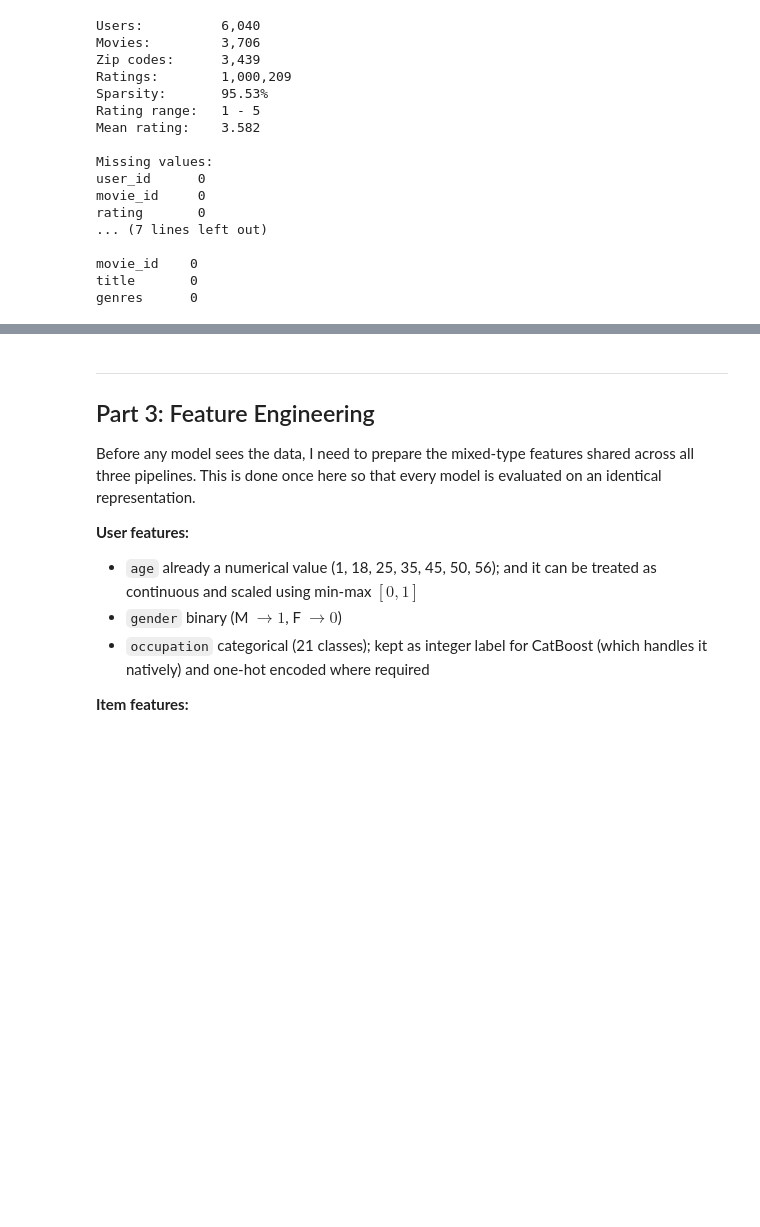
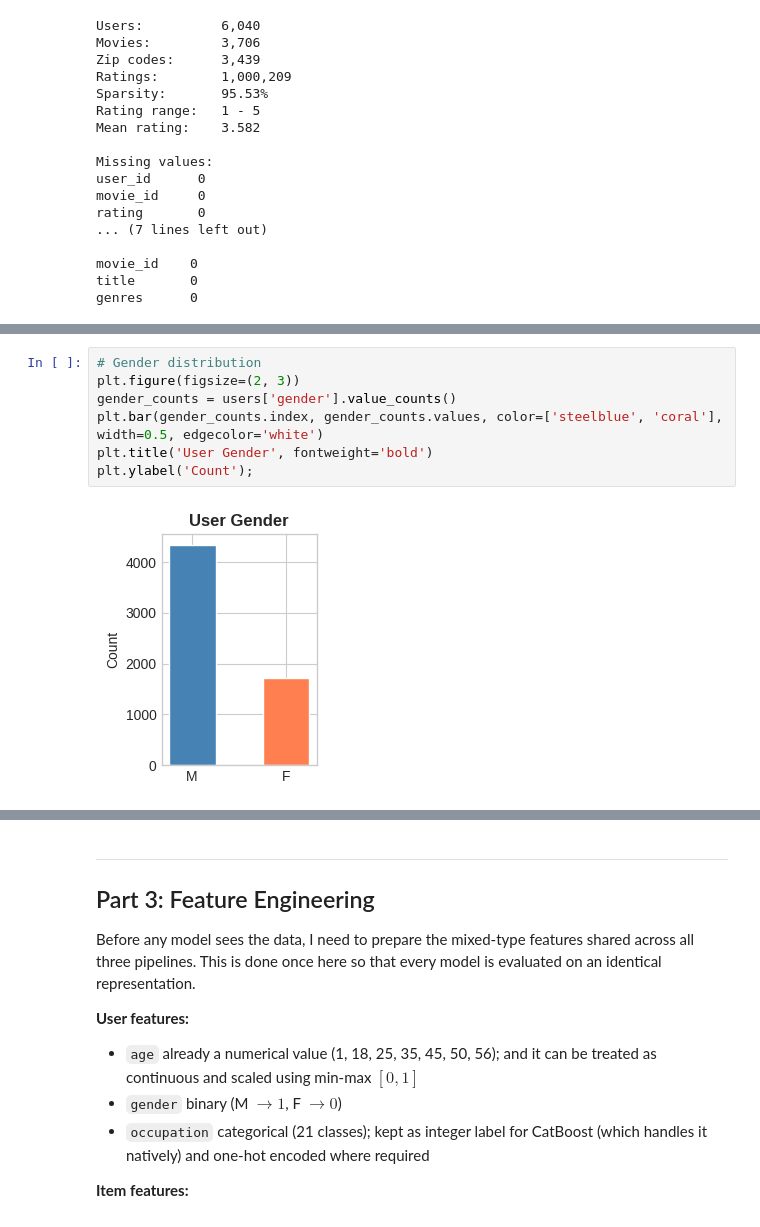
Before and after one commit to comsavvy/Recommendation-System-using-Mixed-Type-Dataset-Implementation, a Jupyter notebook: AIMS_Rwanda-Research/code/RS_Code_Implementation.ipynb, the cells around one changed output, grey strips where cells are left out. Drawn from its saved outputs; the diff is of its cells as text; blank space fills up the shorter version.

```diff
--- a/AIMS_Rwanda-Research/code/RS_Code_Implementation.ipynb
+++ b/AIMS_Rwanda-Research/code/RS_Code_Implementation.ipynb
@@ -209,0 +186,9 @@ plt.show()
+# %%
+# Gender distribution
+plt.figure(figsize=(2, 3))
+gender_counts = users['gender'].value_counts()
+plt.bar(gender_counts.index, gender_counts.values, color=['steelblue', 'coral'], width=0.5, edgecolor='white')
+plt.title('User Gender', fontweight='bold')
+plt.ylabel('Count');
+# %% [output]
+[figure, added]
```
Also changed, not shown: parts of 17 cells of this notebook.
